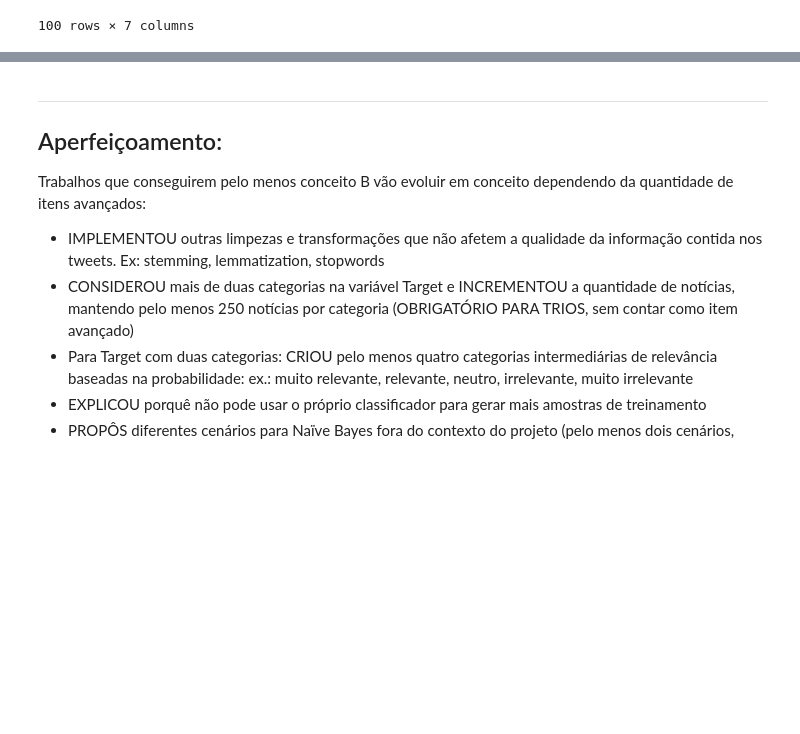
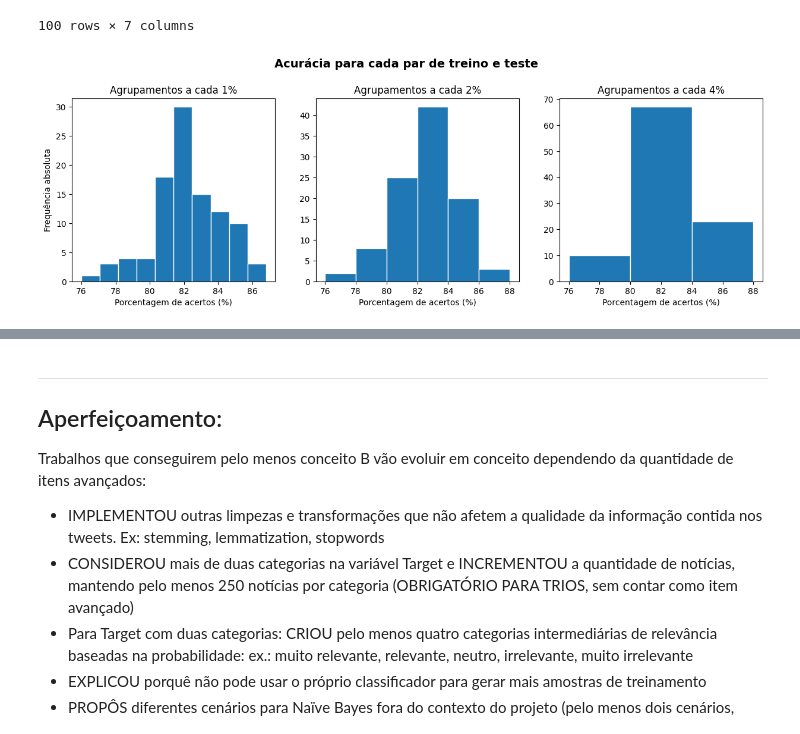
Before and after one commit to carneirogabrielly/C.DadosP1, a Jupyter notebook: #FINALISPACE.ipynb, the cells around one changed output, grey strips where cells are left out. Saved outputs shown, nothing was run; the diff lists cells and outputs as text; code cells hidden in the pictures; blank space fills up the shorter version.

```diff
--- a/#FINALISPACE.ipynb
+++ b/#FINALISPACE.ipynb
@@ -11,10 +11,12 @@ ___
 Carregando algumas bibliotecas:
 # %%
 %matplotlib inline
-#pip install -U scikit-learn
+%pip install -U scikit-learn
+%python -m spacy download pt_core_news_md
 import pandas as pd
 import matplotlib.pyplot as plt
 import numpy as np
+from numpy import arange
 import os
 import re
 from unidecode import unidecode
@@ -23,11 +25,12 @@ from nltk.corpus import stopwords
 from nltk.tokenize import word_tokenize
 from tqdm import tqdm
 from sklearn.model_selection import train_test_split
+from IPython.display import display
 nltk.download('punkt')
 nltk.download('stopwords')
 nltk.download('word_tokenize')
 stopwordsdic = stopwords.words('portuguese')
 
 from spacy import load
-nlp = load('pt_core_news_sm')
+nlp = load('pt_core_news_md')
 # %% [output]
@@ -465,3 +471,35 @@ dados_calculados
 | 98 | 83.2 | 9.6 | 4.4 | 2.8 | 14.4 | ... |
 | 99 | 84.0 | 8.4 | 6.0 | 1.6 | 13.6 | ... |
 100 rows × 7 columns
+# %%
+
+tamanho_fonte = 14
+peso_fonte = 600
+# Histogramas
+plt.figure(figsize=(15, 4))
+plt.suptitle('Acurácia para cada par de treino e teste',fontsize=tamanho_fonte, fontweight=peso_fonte, y=1.05)
+
+
+plt.subplot(131) # Janela gráfica com 1 linha, 2 colunas e histograma a seguir é colocado na posição 1
+plt.hist(dados_calculados["Acurácia"], edgecolor='white')
+plt.title("Agrupamentos a cada 1%")
+plt.xlabel('Porcentagem de acertos (%)')
+plt.ylabel('Frequência absoluta')
+
+
+plt.subplot(132) # Janela gráfica com 1 linha, 2 colunas e histograma a seguir é colocado na posição 1
+plt.hist(dados_calculados["Acurácia"], bins=[76, 78, 80, 82, 84,86,88], edgecolor='white')
+plt.title("Agrupamentos a cada 2%")
+plt.xlabel('Porcentagem de acertos (%)')
+# plt.ylabel('Frequência absoluta')
+
+plt.subplot(133) # Janela gráfica com 1 linha, 2 colunas e histograma a seguir é colocado na posição 1
+plt.hist(dados_calculados["Acurácia"], bins=[76, 80, 84, 88], edgecolor='white')
+plt.title("Agrupamentos a cada 4%")
+plt.xlabel('Porcentagem de acertos (%)')
+
+
+# plt.tight_layout()
+plt.show()
+# %% [output]
+[figure, added]
```
Also changed, not shown: parts of 7 cells of this notebook.
